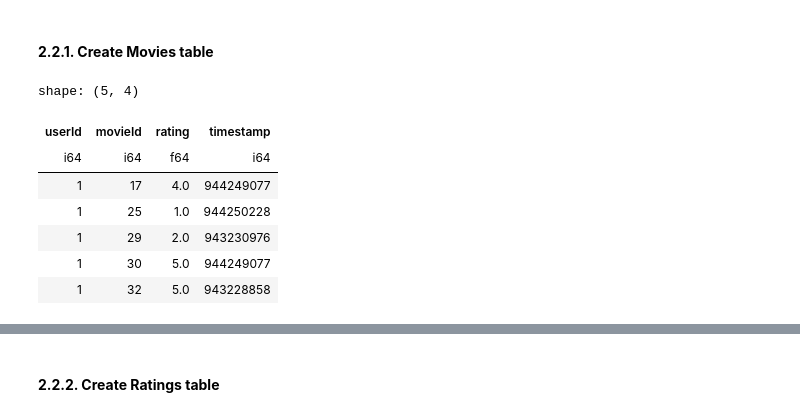
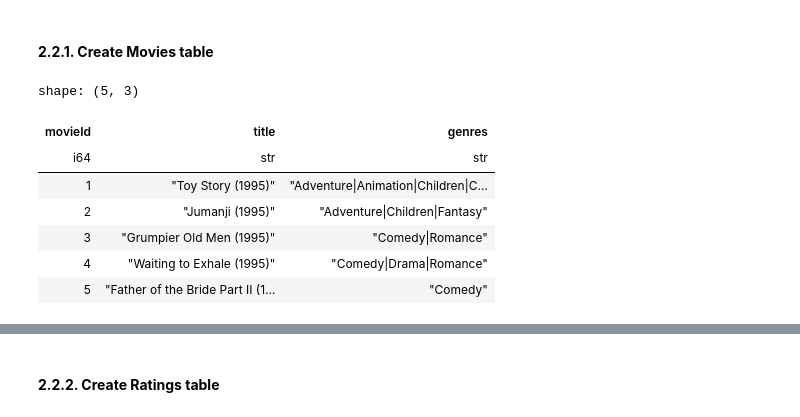
Before and after one commit to ritamaravilhamarques/BDF25_7, a Jupyter notebook: BDF25_7_data/big_data/ml-32m/Notebook.ipynb, the cells around one changed output, grey strips where cells are left out. Saved outputs shown, nothing was run; the diff lists cells and outputs as text; code cells hidden in the pictures.

```diff
--- a/BDF25_7_data/big_data/ml-32m/Notebook.ipynb
+++ b/BDF25_7_data/big_data/ml-32m/Notebook.ipynb
@@ -104,16 +96,17 @@ title.basics.tsv
 # %% [markdown]
 #### **2.2.1. Create Movies table**
 # %%
+#Using DuckDB to read Parquet files and tranform the data into Polars DataFrames
 con = duckdb.connect()
 
-df_movies = pl.read_parquet("data/ratings_32m.parquet")
+df_movies = pl.read_parquet("data/movies_32m.parquet")
 df_movies.head()
 # %% [output]
-shape: (5, 4)
+shape: (5, 3)
-| userId | movieId | rating | timestamp |
-| i64 | i64 | f64 | i64 |
-| 1 | 17 | 4.0 | 944249077 |
-| 1 | 25 | 1.0 | 944250228 |
-| 1 | 29 | 2.0 | 943230976 |
-| 1 | 30 | 5.0 | 944249077 |
-| 1 | 32 | 5.0 | 943228858 |
+| movieId | title | genres |
+| i64 | str | str |
+| 1 | "Toy Story (1995)" | "Adventure|Animation|Children|C… |
+| 2 | "Jumanji (1995)" | "Adventure|Children|Fantasy" |
+| 3 | "Grumpier Old Men (1995)" | "Comedy|Romance" |
+| 4 | "Waiting to Exhale (1995)" | "Comedy|Drama|Romance" |
+| 5 | "Father of the Bride Part II (1… | "Comedy" |
```
Also changed, not shown: parts of 58 cells of this notebook, 2 other files.
